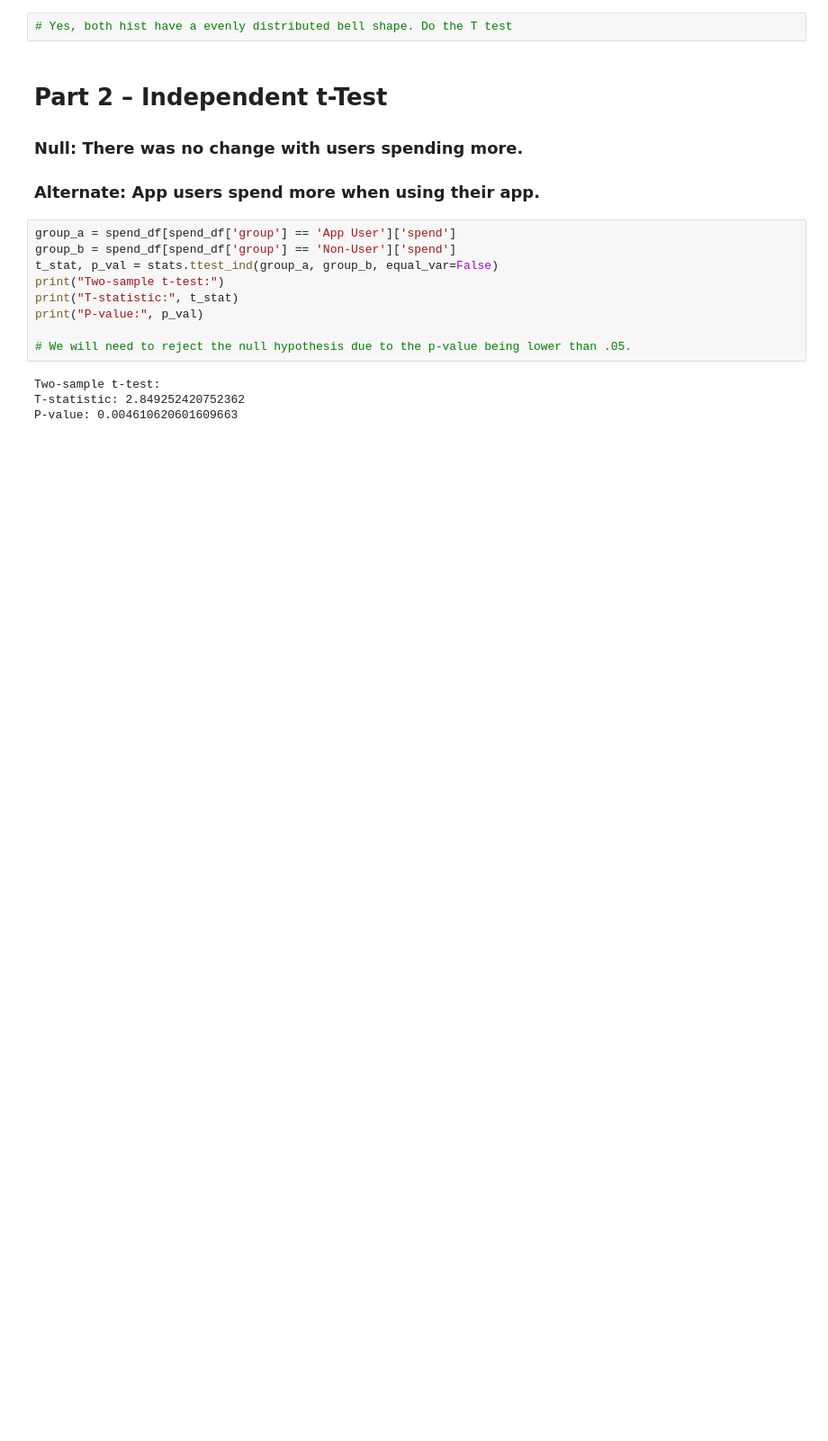
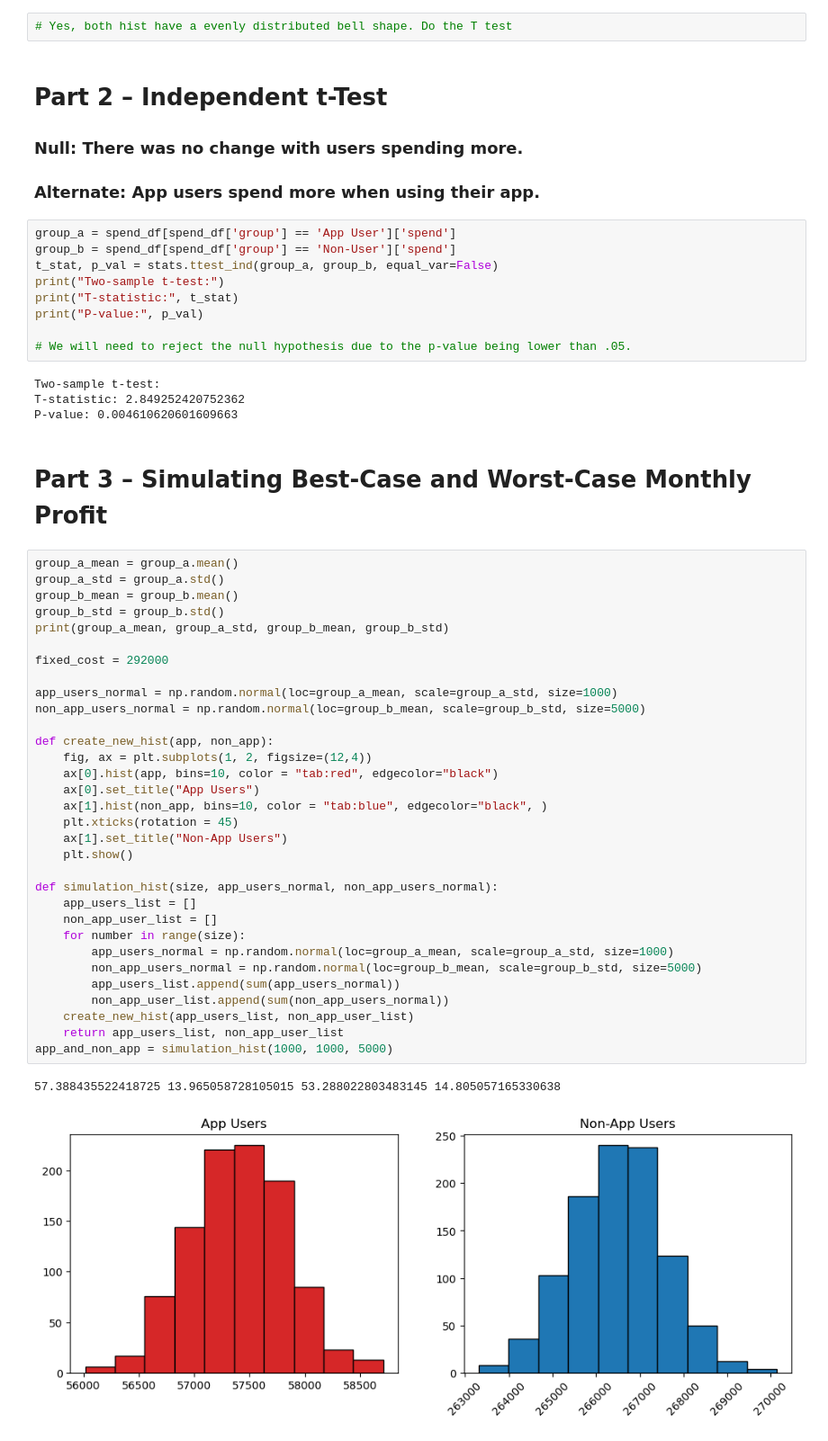
Before and after one commit to SalAngerame/freshmart, a Jupyter notebook: freshmart.ipynb, the cells around one changed output. Shown at 90% size. Cells and saved outputs as stored; diff of their text form; blank space fills up the shorter version.

```diff
--- a/freshmart.ipynb
+++ b/freshmart.ipynb
@@ -92,3 +92,40 @@ print("P-value:", p_val)
 Two-sample t-test:
 T-statistic: 2.849252420752362
 P-value: 0.004610620601609663
+# %% [markdown]
+# Part 3 – Simulating Best-Case and Worst-Case Monthly Profit
+# %%
+group_a_mean = group_a.mean()
+group_a_std = group_a.std()
+group_b_mean = group_b.mean()
+group_b_std = group_b.std()
+print(group_a_mean, group_a_std, group_b_mean, group_b_std)
+
+fixed_cost = 292000
+
+app_users_normal = np.random.normal(loc=group_a_mean, scale=group_a_std, size=1000)
+non_app_users_normal = np.random.normal(loc=group_b_mean, scale=group_b_std, size=5000)
+
+def create_new_hist(app, non_app):
+    fig, ax = plt.subplots(1, 2, figsize=(12,4))
+    ax[0].hist(app, bins=10, color = "tab:red", edgecolor="black")
+    ax[0].set_title("App Users")
+    ax[1].hist(non_app, bins=10, color = "tab:blue", edgecolor="black", )
+    plt.xticks(rotation = 45)
+    ax[1].set_title("Non-App Users")
+    plt.show()
+
+def simulation_hist(size, app_users_normal, non_app_users_normal):
+    app_users_list = []
+    non_app_user_list = []
+    for number in range(size):
+        app_users_normal = np.random.normal(loc=group_a_mean, scale=group_a_std, size=1000)
+        non_app_users_normal = np.random.normal(loc=group_b_mean, scale=group_b_std, size=5000)
+        app_users_list.append(sum(app_users_normal))
+        non_app_user_list.append(sum(non_app_users_normal))
+    create_new_hist(app_users_list, non_app_user_list)
+    return app_users_list, non_app_user_list
+app_and_non_app = simulation_hist(1000, 1000, 5000)
+# %% [output]
+57.388435522418725 13.965058728105015 53.288022803483145 14.805057165330638
+[figure, added]
```
Also changed, not shown: parts of 3 cells of this notebook.
